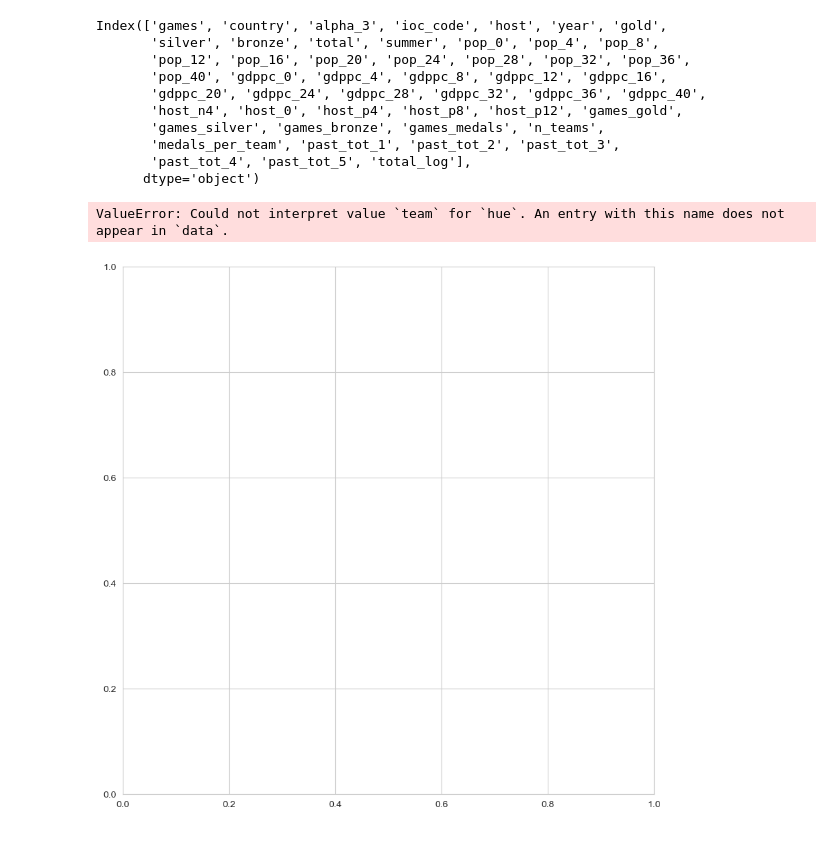
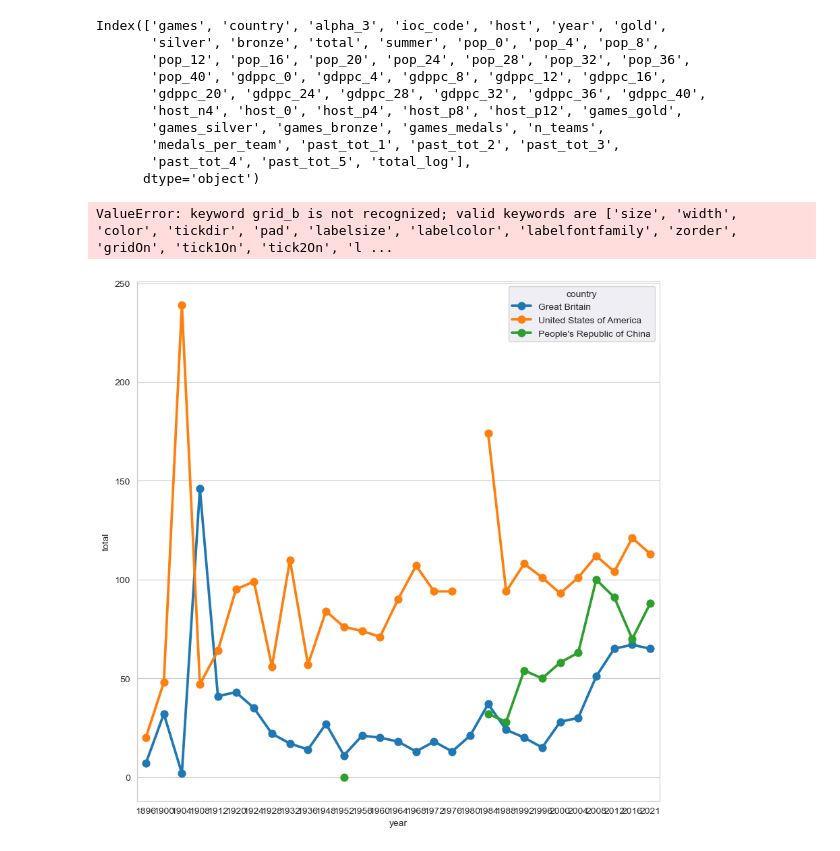
Before and after one commit to twm105/olympic-medals-predict, a Jupyter notebook: data-eda/olympics_eda.ipynb, the cells around one changed output. Drawn from its saved outputs; the diff is of its cells as text; code cells hidden in the pictures.

```diff
--- a/data-eda/olympics_eda.ipynb
+++ b/data-eda/olympics_eda.ipynb
@@ -445,16 +487,16 @@ Index(['games', 'country', 'alpha_3', 'ioc_code', 'host', 'year', 'gold',
 # %%
 a3s = ['GBR', 'USA', 'CHN']
 df = oly[oly.country.isin(countries) & (oly.year>1890)]
 fig, ax = plt.subplots(figsize=(10, 10))
 with sns.axes_style('darkgrid'):
-    sns.pointplot(data=df, x='year', y='total', hue='team', ax=ax)
+    sns.pointplot(data=df, x='year', y='total', hue='country', ax=ax)
     ax.grid(b=True, which='major', color='w', linewidth=1.0)
     a = ax.set_xticklabels(df.games.unique(), rotation=45, ha='right')
     # ax2 = plt.twinx()
     sns.lineplot(data=games[games.summer==1], x='games', y='medals_per_team', ax=ax, color='red')
     # ax2.grid(b=False)
     # a = ax2.tick_params(colors='red')
     # ax2.yaxis.label.set_color('red')
 # %% [output]
-ValueError: Could not interpret value `team` for `hue`. An entry with this name does not appear in `data`.
+ValueError: keyword grid_b is not recognized; valid keywords are ['size', 'width', 'color', 'tickdir', 'pad', 'labelsize', 'labelcolor', 'labelfontfamily', 'zorder', 'gridOn', 'tick1On', 'tick2On', 'l ...
-[figure, old version]
+[figure, new version]
```
Also changed, not shown: parts of 17 cells of this notebook, 5 other files.
